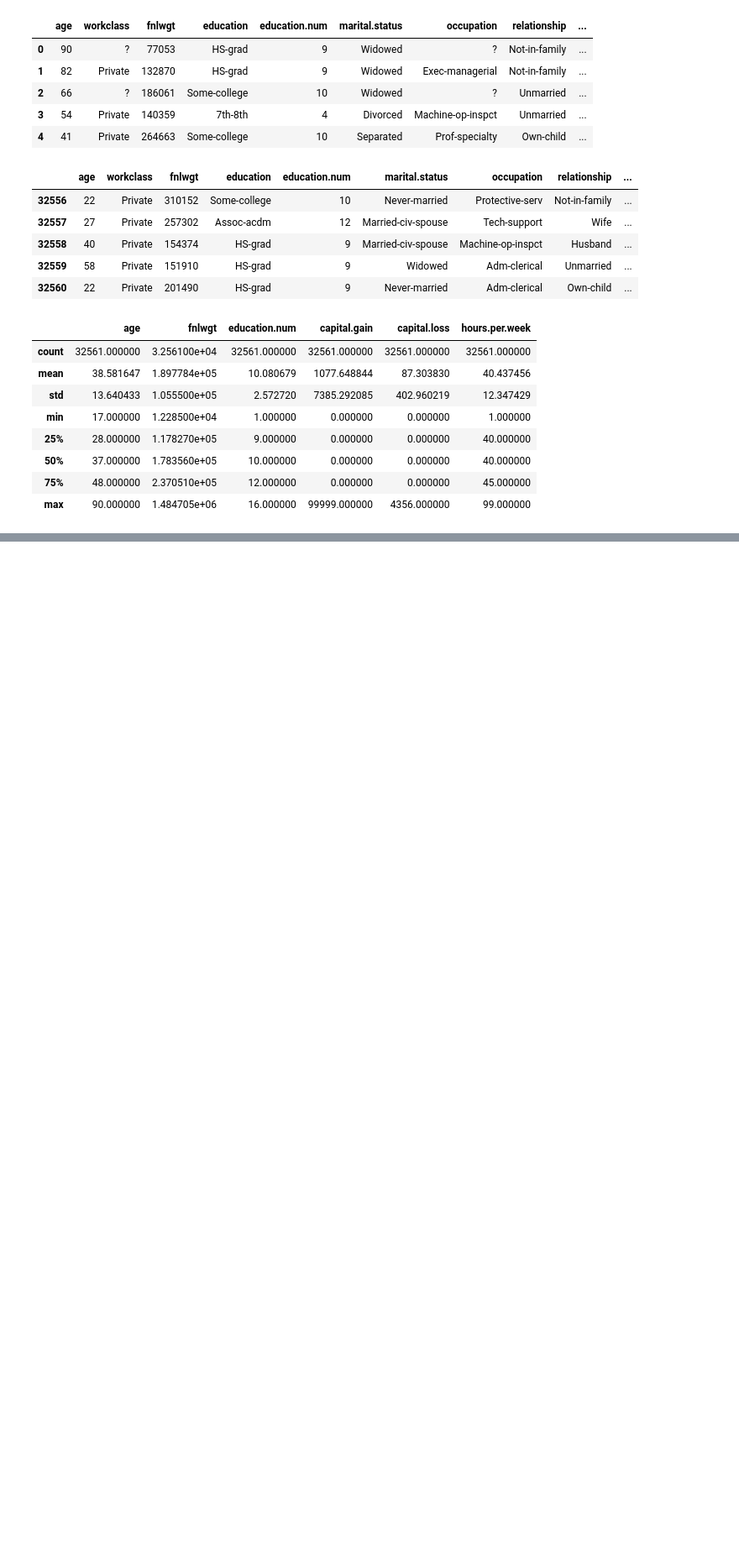
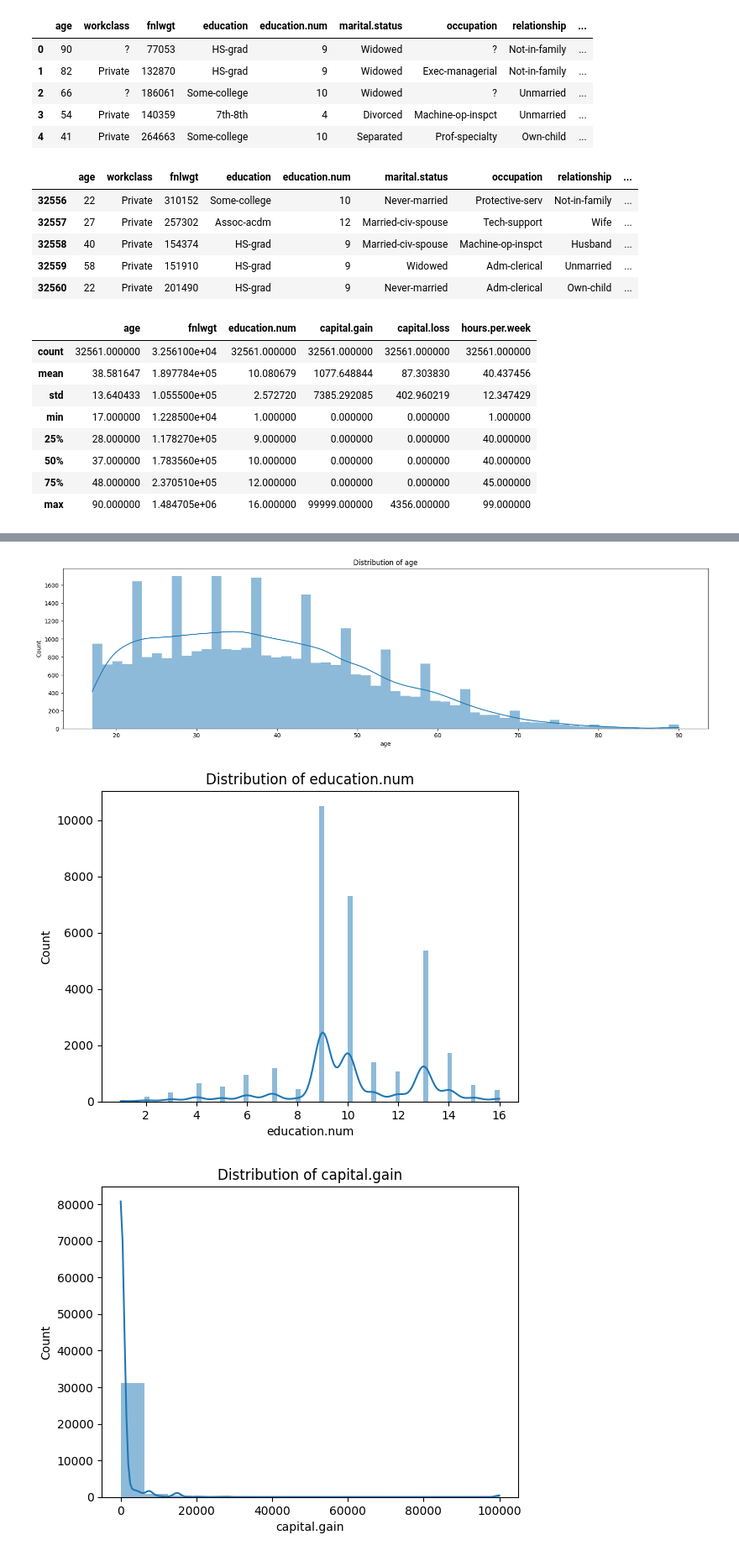
Before and after one commit to fasihh/paiFall24, a Jupyter notebook: Labs/10/q02.ipynb, the cells around one changed output, grey strips where cells are left out. Shown: that part at 84% size. Cells and saved outputs as stored; diff of their text form; code cells hidden in the pictures; blank space fills up the shorter version.

```diff
--- a/Labs/10/q02.ipynb
+++ b/Labs/10/q02.ipynb
@@ -92,0 +68,18 @@ plt.tight_layout()
+# %%
+plt.figure(figsize=(20, 5))
+
+for i, field in enumerate(['age', 'education.num', 'capital.gain', 'capital.loss', 'hours.per.week']):
+    plt.title(f'Distribution of {field}')
+    sns.histplot(df[field], kde=True, edgecolor='none')
+    plt.show()
+
+for feature in ['workclass', 'education', 'marital.status', 'occupation', 'relationship', 'race', 'sex', 'native.country']:
+    # plt.figure(figsize=(12, 6))
+    sns.countplot(x=df[feature], order=df[feature].value_counts().index)
+    plt.title(f'Distribution of {feature}')
+    plt.xticks(rotation=90)
+    plt.show()
+# %% [output]
+[figure, added]
+[figure, added]
+[figure, added]
```
Also changed, not shown: parts of 9 cells of this notebook.
